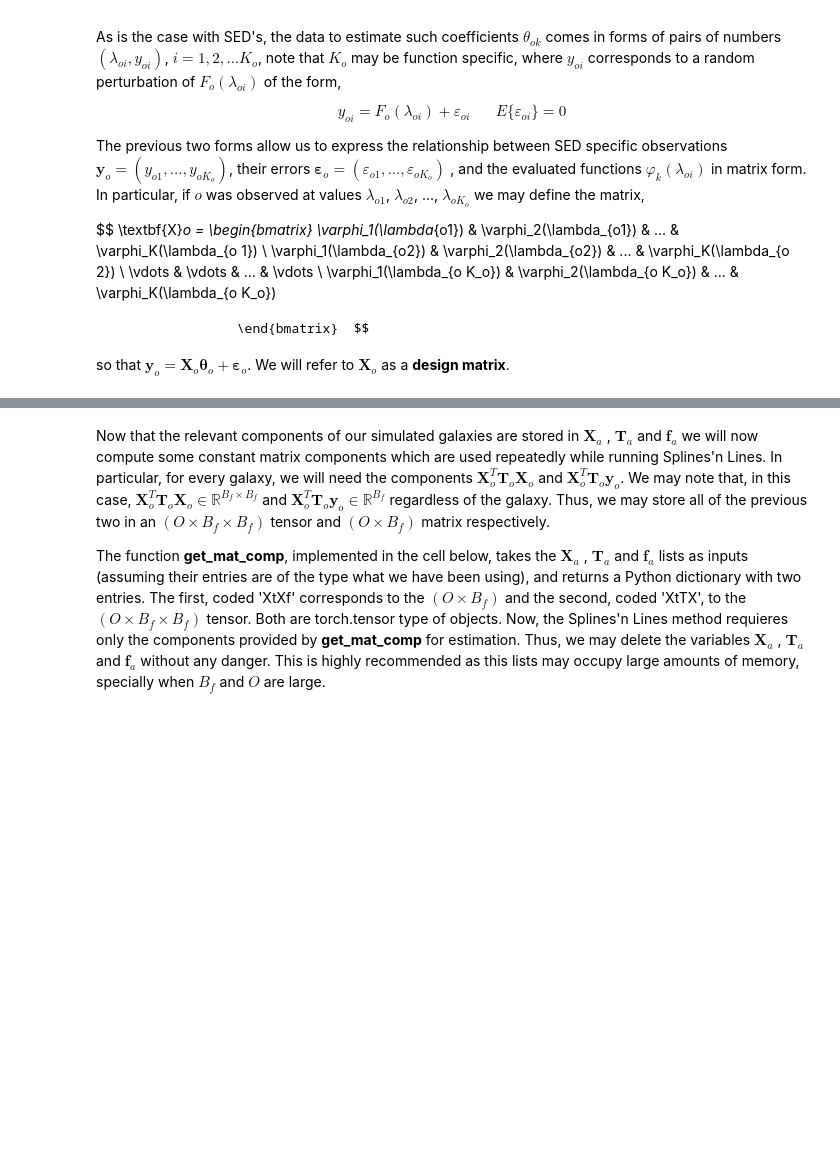
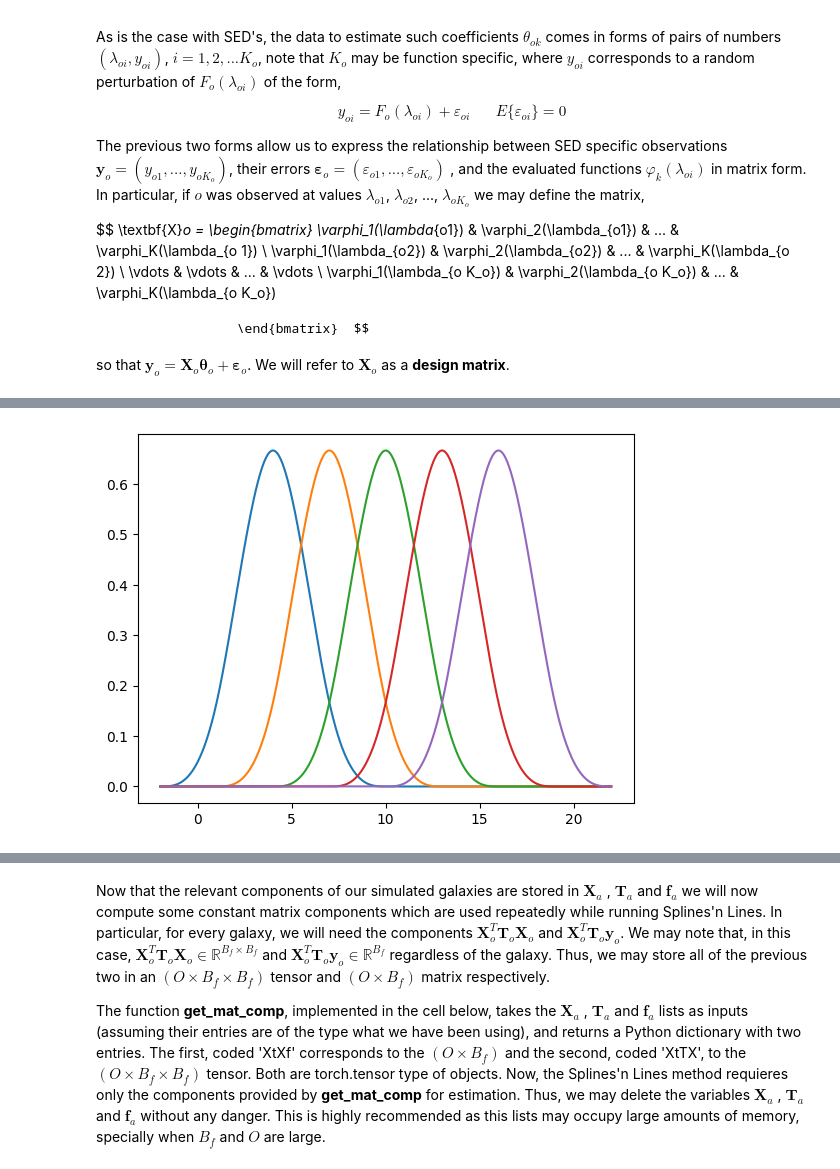
Before and after one commit to LarsDanielJohaN/SplinesNLines_py, a Jupyter notebook: UseTutorials.ipynb, the cells around one changed output, grey strips where cells are left out. Drawn from its saved outputs; the diff is of its cells as text; code cells hidden in the pictures; blank space fills up the shorter version.

```diff
--- a/UseTutorials.ipynb
+++ b/UseTutorials.ipynb
@@ -54 +75,13 @@ so that $\textbf{y}_o = \textbf{X}_o \boldsymbol{\theta}_o + \boldsymbol{\vareps
+# %%
+
+B = 5 #Defines number of spline functions to use
+m = 2 #Defines number such that m+1 is the degree of the B-splines.
+T = np.linspace(-2, 22, B + m + 2) #Defines B + m + 2 equally spaced knots.
+
+x_show = np.linspace(-2, 22, 1500)
+X_show = SplinesNLines.get_basis_mat_B_Spline_opt(x_show, B, m, T)
+plt.plot(x_show, X_show)
+plt.show()
+# %% [output]
+[figure, added]
 # %% [markdown]
```
Also changed, not shown: parts of 10 cells of this notebook.
